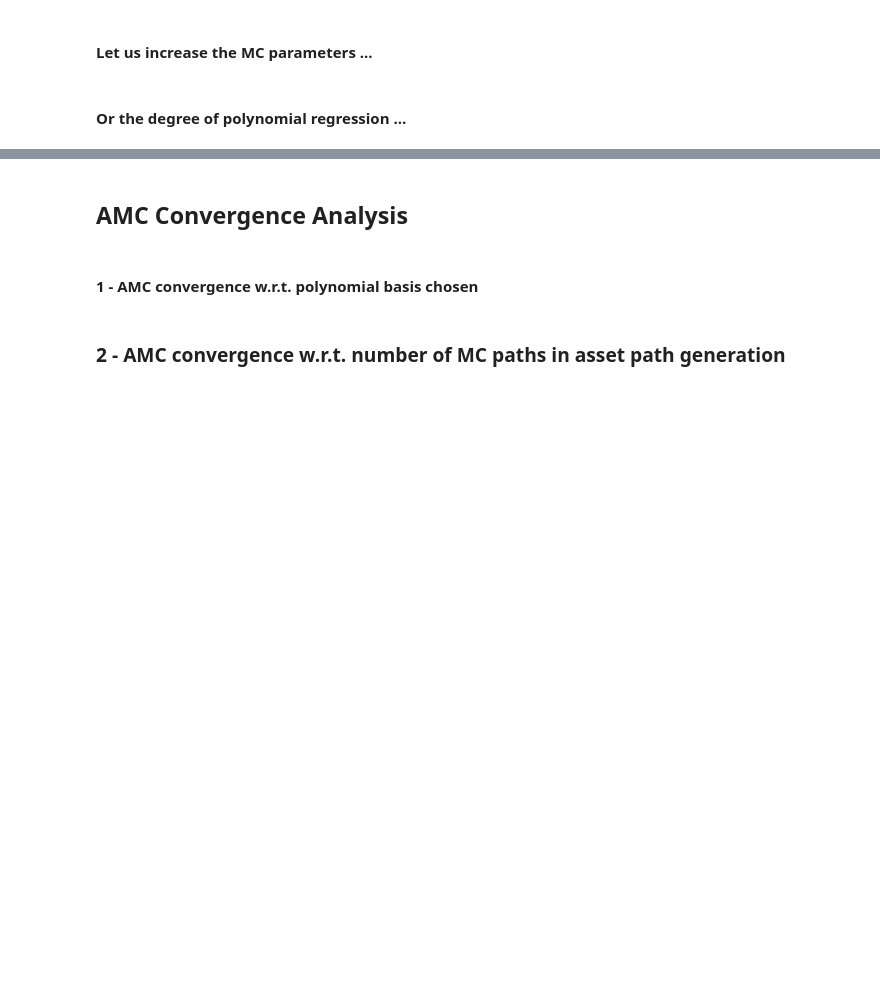
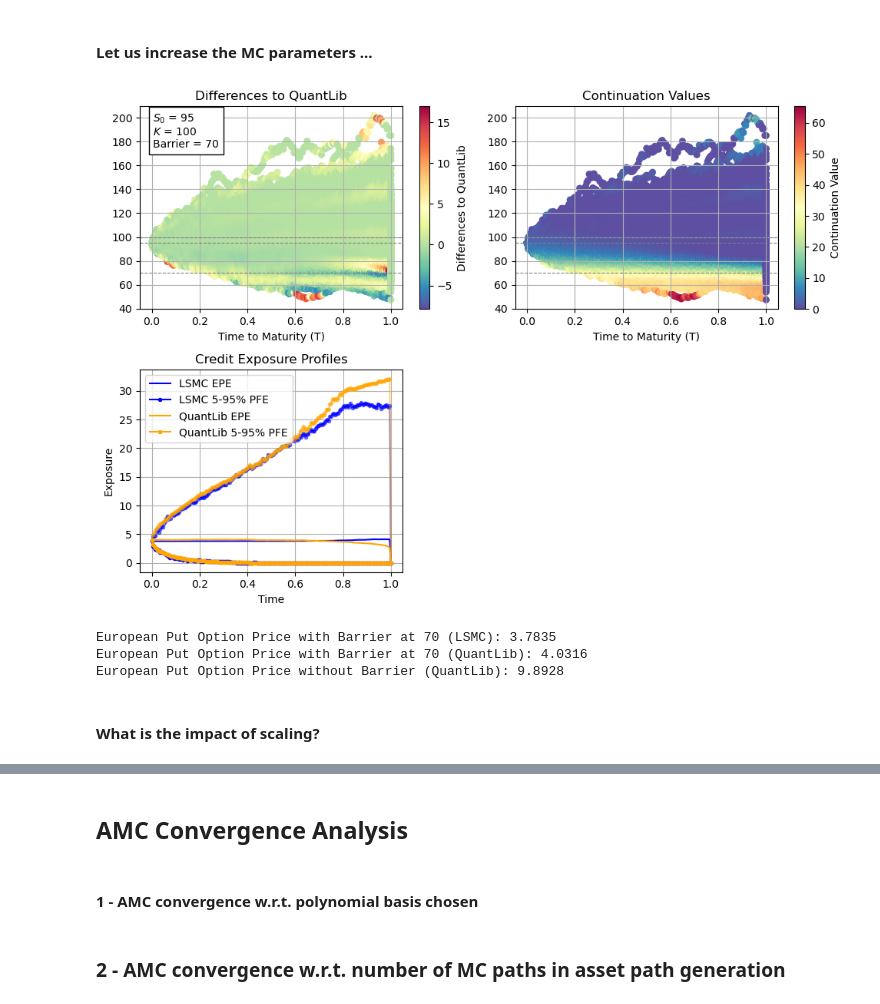
Before and after one commit to heidi123123/american-monte-carlo, a Jupyter notebook: AmericanMonteCarlo.ipynb, the cells around one changed output, grey strips where cells are left out. Saved outputs shown, nothing was run; the diff lists cells and outputs as text; code cells hidden in the pictures; blank space fills up the shorter version.

```diff
--- a/AmericanMonteCarlo.ipynb
+++ b/AmericanMonteCarlo.ipynb
@@ -168,32 +185,39 @@ main(params)
 # %%
 params = {
     # Underlying asset path settings
     "S0": 95,  # Initial stock price
     "K": 100,  # Strike price
     "T": 1.0,  # Maturity in years
     "r": 0.01,  # Risk-free rate
     "sigma": 0.2,  # Volatility of the underlying stock
     "n_time_steps": 200,  # Number of time steps (excluding S0)
     "n_paths": 10000,  # Number of Monte Carlo paths
     # Payoff settings
     "option_type": "Put",  # Option type
     "exercise_type": "European",  # Exercise type
     "barrier_level": 70,    # Barrier level
     # Regression settings
     "basis_type": "Chebyshev",
-    "degree": 4,
+    "degree": 10,
+    "scaling": True,
+    "scaling_factor": 1,
     # Plot settings
     "n_plotted_paths": 1000,
     "difference_type": "difference",
     "vmin_diff": None,
     "vmax_diff": None
 }
 
 
 np.random.seed(42)
 main(params)
+# %% [output]
+[figure, added]
+European Put Option Price with Barrier at 70 (LSMC): 3.7835
+European Put Option Price with Barrier at 70 (QuantLib): 4.0316
+European Put Option Price without Barrier (QuantLib): 9.8928
 # %% [markdown]
-#### Or the degree of polynomial regression ...
+#### What is the impact of scaling?
 # %%
 params = {
     # Underlying asset path settings
```
Also changed, not shown: parts of 7 cells of this notebook.
